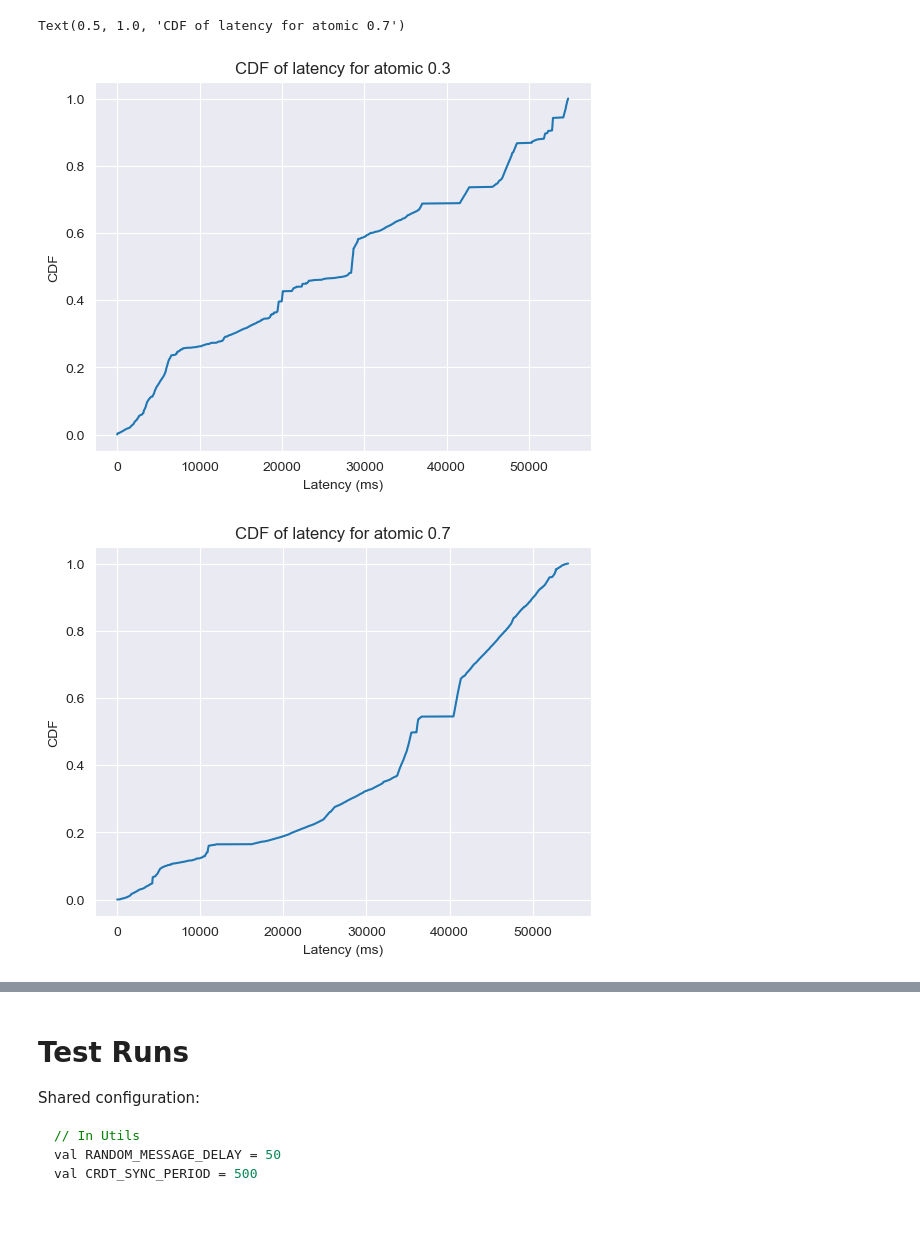
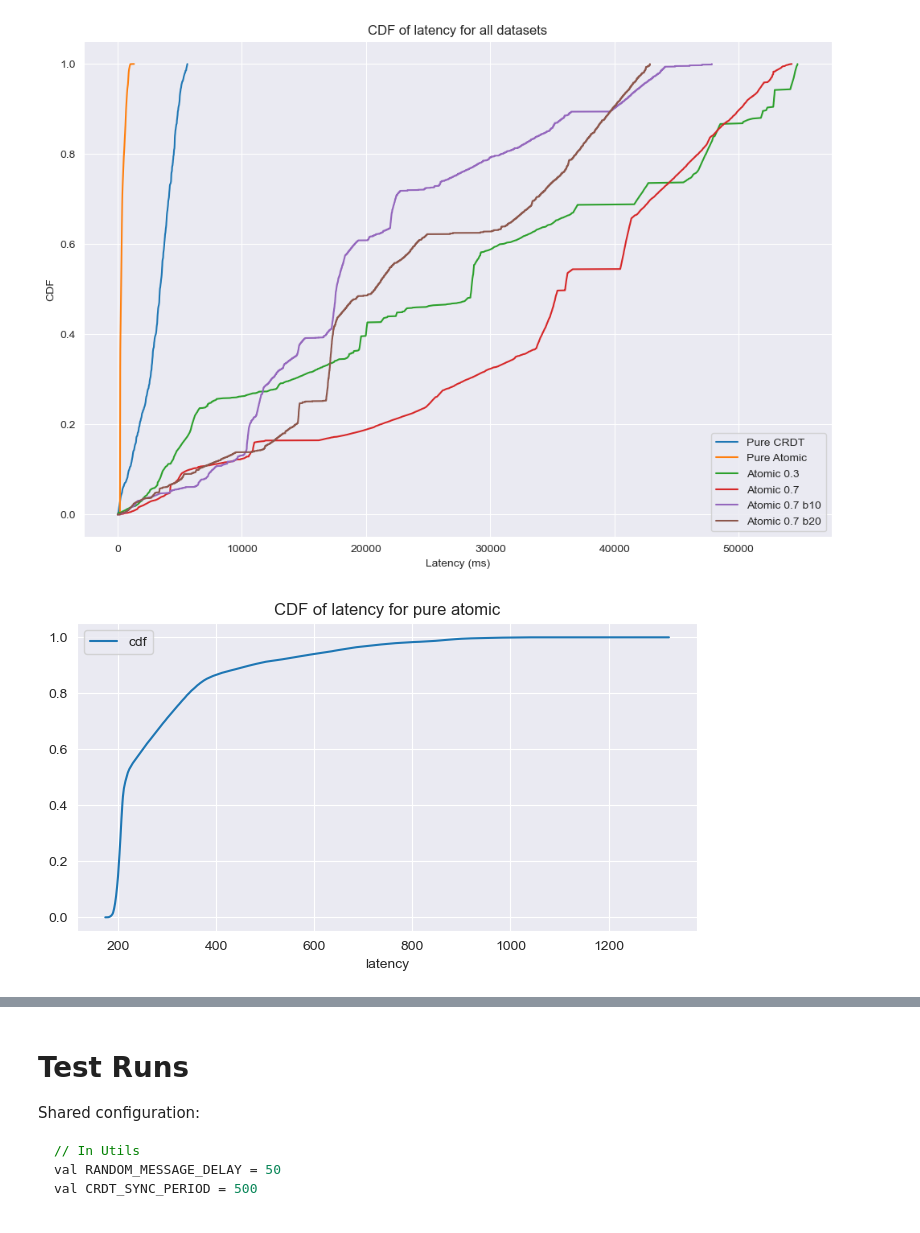
Before and after one commit to Taiwar/ID2203-Project-4-CvRDT, a Jupyter notebook: evaluation/report.ipynb, the cells around one changed output, grey strips where cells are left out. Saved outputs shown, nothing was run; the diff lists cells and outputs as text; code cells hidden in the pictures.

```diff
--- a/evaluation/report.ipynb
+++ b/evaluation/report.ipynb
@@ -94,24 +109,51 @@ KeyError: 'latency'
 # %%
-# Compare with CDF of latency for atomic 0.3
-atomic03 = atomic03.sort_values('latency')
+# Calculate the CDF
+pure_crdt['cdf'] = pure_crdt['latency'].cumsum() / pure_crdt['latency'].sum()
+pure_atomic['cdf'] = pure_atomic['latency'].cumsum() / pure_atomic['latency'].sum()
 atomic03['cdf'] = atomic03['latency'].cumsum() / atomic03['latency'].sum()
+atomic07['cdf'] = atomic07['latency'].cumsum() / atomic07['latency'].sum()
+atomic07b10['cdf'] = atomic07b10['latency'].cumsum() / atomic07b10['latency'].sum()
+atomic07b20['cdf'] = atomic07b20['latency'].cumsum() / atomic07b20['latency'].sum()
 
+# Plot the CDFs
 fig, ax = plt.subplots()
-ax.plot(atomic03['latency'], atomic03['cdf'])
+ax.plot(pure_crdt['latency'], pure_crdt['cdf'], label='Pure CRDT')
+ax.plot(pure_atomic['latency'], pure_atomic['cdf'], label='Pure Atomic')
+ax.plot(atomic03['latency'], atomic03['cdf'], label='Atomic 0.3')
+ax.plot(atomic07['latency'], atomic07['cdf'], label='Atomic 0.7')
+ax.plot(atomic07b10['latency'], atomic07b10['cdf'], label='Atomic 0.7 b10')
+ax.plot(atomic07b20['latency'], atomic07b20['cdf'], label='Atomic 0.7 b20')
 ax.set_xlabel('Latency (ms)')
 ax.set_ylabel('CDF')
-ax.set_title('CDF of latency for atomic 0.3')
+ax.set_title('CDF of latency for all datasets')
+ax.legend()
 
-# Compare with CDF of latency for atomic 0.7
-atomic07 = atomic07.sort_values('latency')
-atomic07['cdf'] = atomic07['latency'].cumsum() / atomic07['latency'].sum()
-
-fig, ax = plt.subplots()
-ax.plot(atomic07['latency'], atomic07['cdf'])
-ax.set_xlabel('Latency (ms)')
-ax.set_ylabel('CDF')
-ax.set_title('CDF of latency for atomic 0.7')
+# Increase the size of the plot
+plt.rcParams["figure.figsize"] = (12, 8)
+plt.show()
 # %% [output]
-Text(0.5, 1.0, 'CDF of latency for atomic 0.7')
-[figure, old version]
+[figure, new version]
-[figure, removed]
+# %%
+series_source = pure_atomic
+
+stats_df = series_source \
+    .groupby('latency') \
+    ['latency'] \
+    .agg('count') \
+    .pipe(pd.DataFrame) \
+    .rename(columns = {'latency': 'frequency'})
+
+# PDF
+stats_df['pdf'] = stats_df['frequency'] / sum(stats_df['frequency'])
+
+# CDF
+stats_df['cdf'] = stats_df['pdf'].cumsum()
+stats_df = stats_df.reset_index()
+stats_df.plot(x = 'latency', y = ['cdf'], grid = True)
+
+# Increase the size of the plot
+plt.rcParams["figure.figsize"] = (8, 4)
+plt.title('CDF of latency for pure atomic')
+plt.show()
+# %% [output]
+[figure, added]
```
Also changed, not shown: parts of 5 cells of this notebook, 10 other files.
